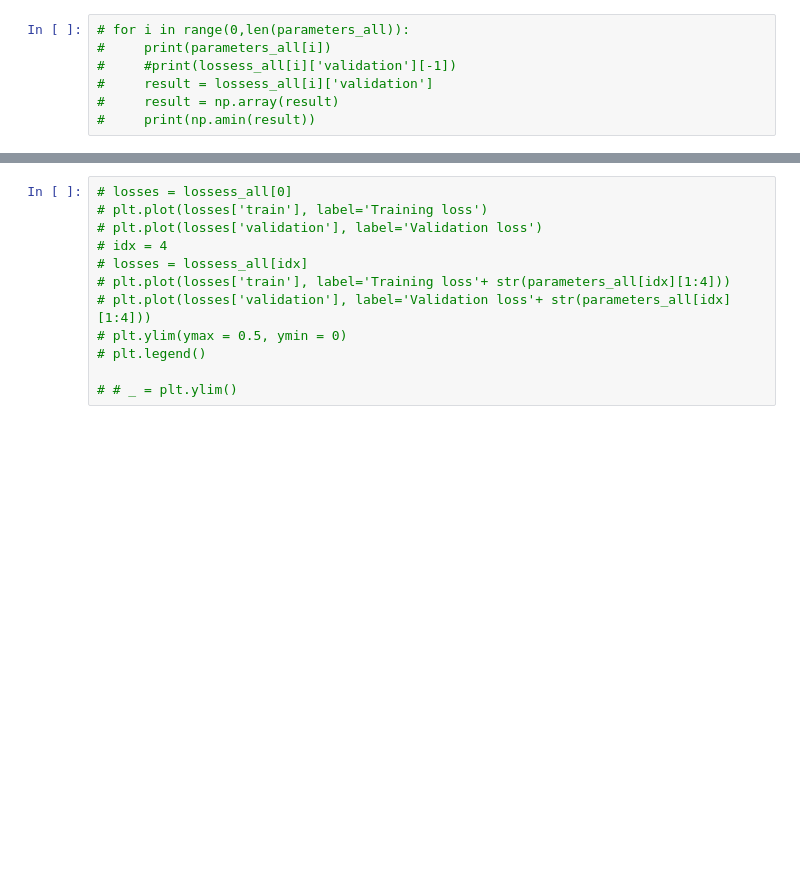
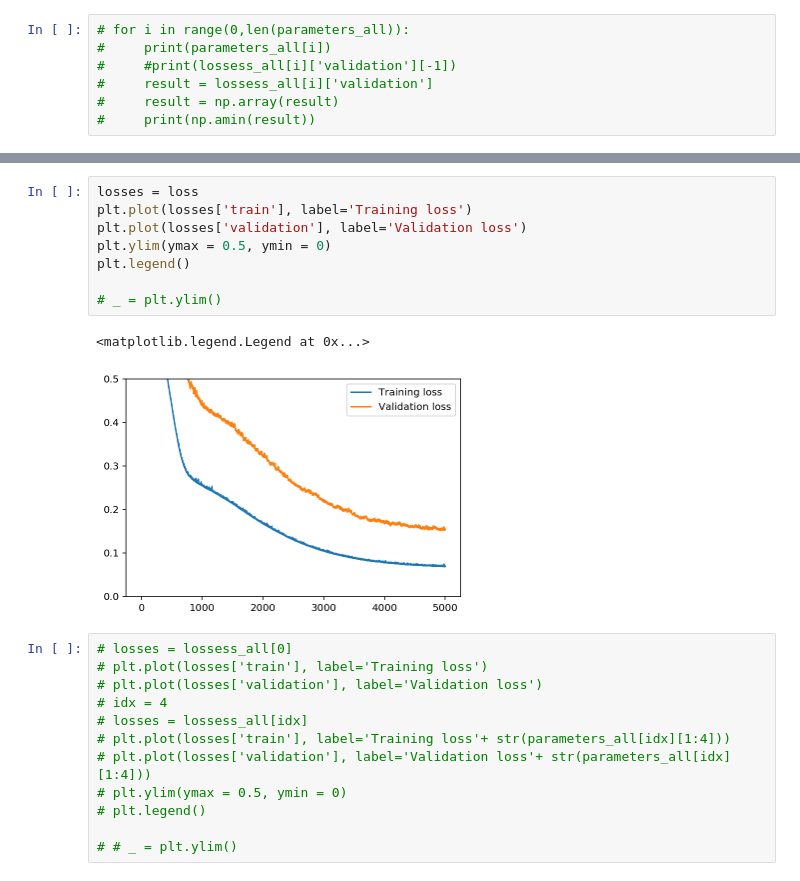
Before and after one commit to trojana/udacity-nanodegree-deep, a Jupyter notebook: first-neural-network/dlnd-your-first-neural-network.ipynb, the cells around one changed output, grey strips where cells are left out. Cells and saved outputs as stored; diff of their text form; blank space fills up the shorter version.

```diff
--- a/first-neural-network/dlnd-your-first-neural-network.ipynb
+++ b/first-neural-network/dlnd-your-first-neural-network.ipynb
@@ -555,3 +569,14 @@ def train_network(iterations,learning_rate,hidden_nodes,output_nodes):
+# %%
+losses = loss
+plt.plot(losses['train'], label='Training loss')
+plt.plot(losses['validation'], label='Validation loss')
+plt.ylim(ymax = 0.5, ymin = 0)
+plt.legend()
+
+# _ = plt.ylim()
+# %% [output]
+<matplotlib.legend.Legend at 0x...>
+[figure, added]
 # %%
 # losses = lossess_all[0]
 # plt.plot(losses['train'], label='Training loss')
```
Also changed, not shown: parts of 6 cells of this notebook, 3 other files.
